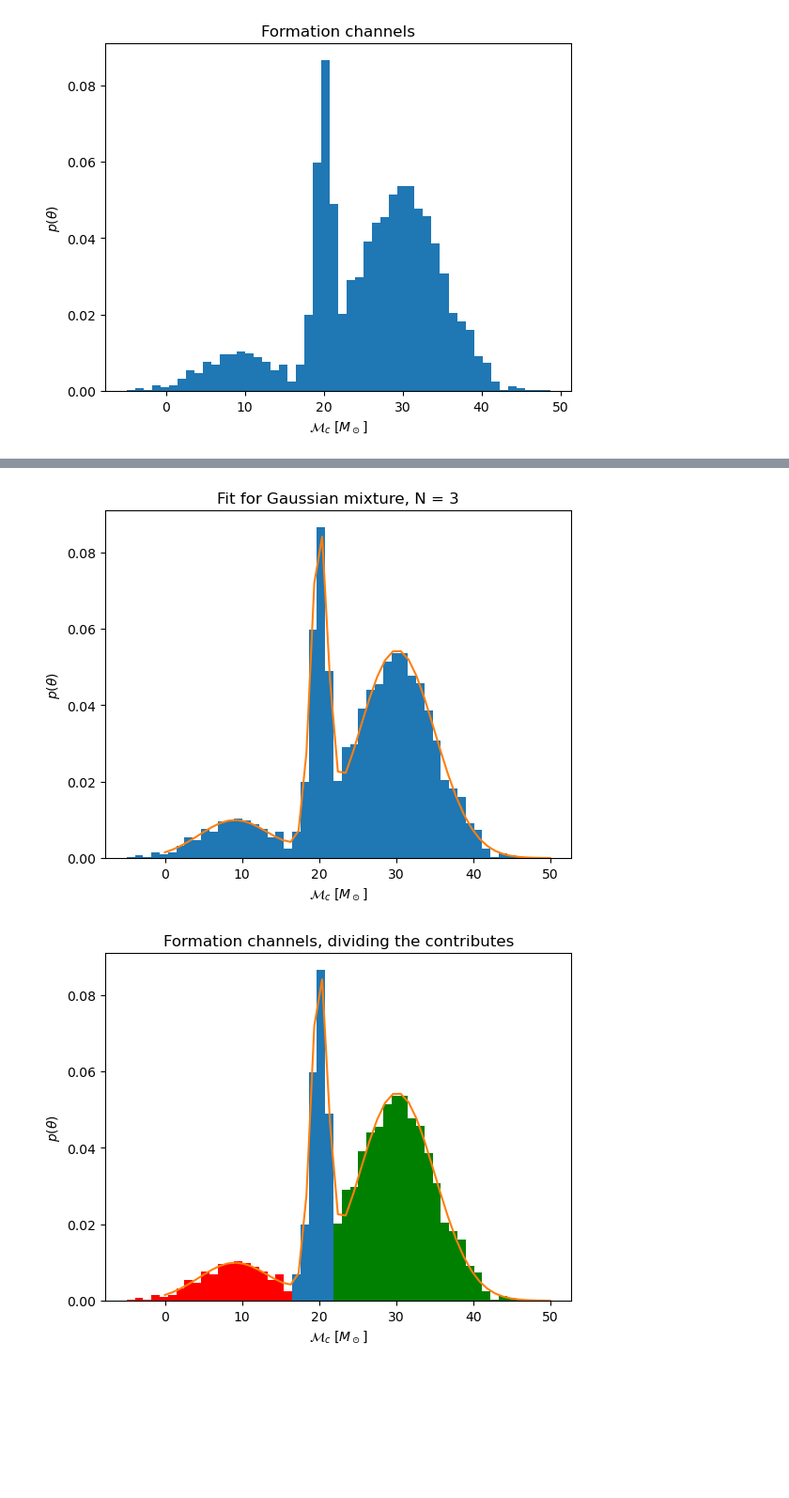
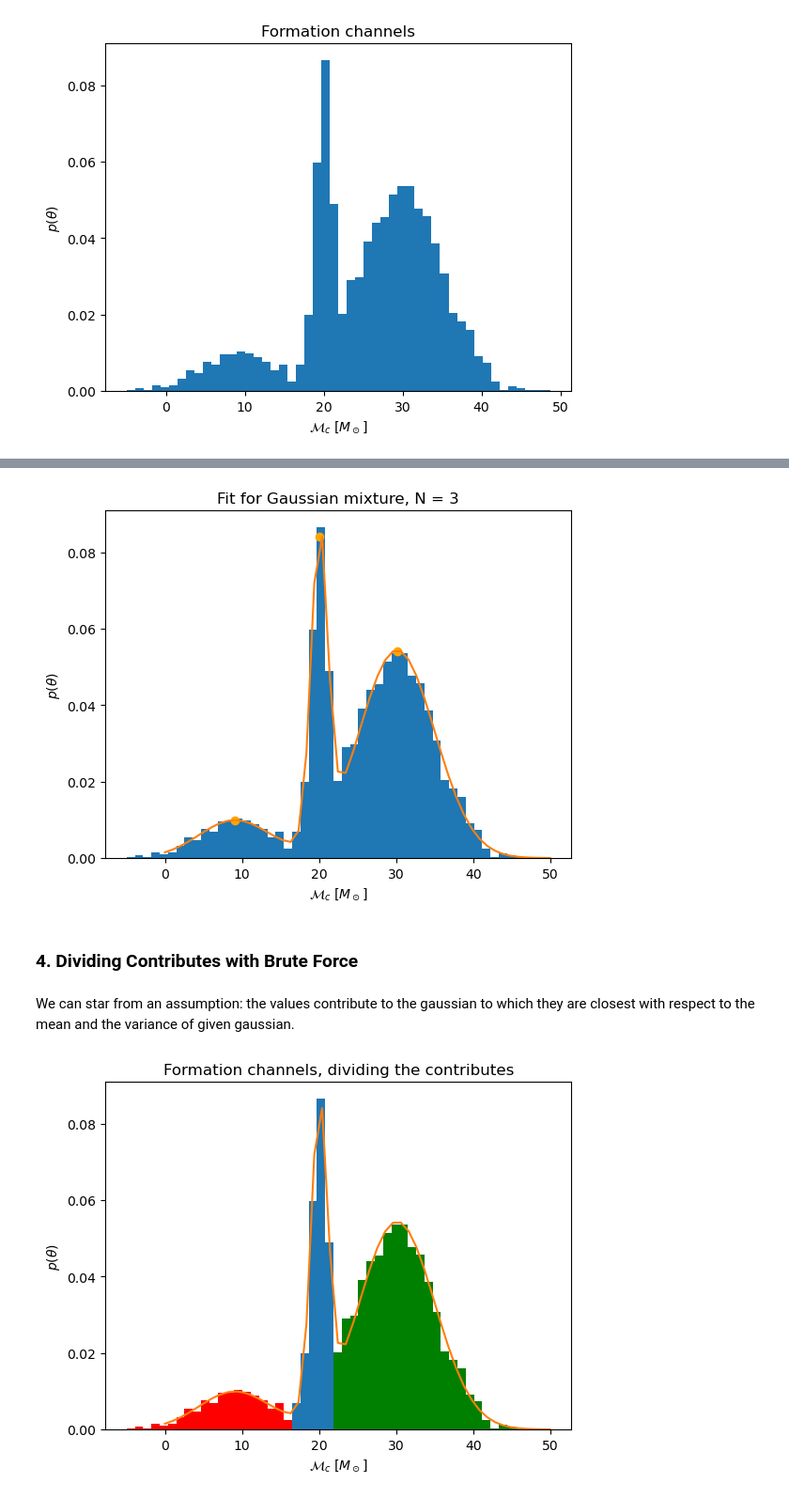
Before and after one commit to om-erika/astrostatistics_bicocca_2024, a Jupyter notebook: working/BH_formation_channels.ipynb, the cells around one changed output, grey strips where cells are left out. Shown: that part at 94% size. Saved outputs shown, nothing was run; the diff lists cells and outputs as text; code cells hidden in the pictures; blank space fills up the shorter version.

```diff
--- a/working/BH_formation_channels.ipynb
+++ b/working/BH_formation_channels.ipynb
@@ -73,15 +91,21 @@ plt.show()
 # %%
 a = np.linspace(0,50)
 
 gm = GaussianMixture(n_components=3, random_state=0).fit(dati)
 plt.hist(dati, bins = 50, density = True)
-plt.plot(a, np.exp(gm.score_samples(a[:,np.newaxis])))
+pdf = np.exp(gm.score_samples(a[:,np.newaxis]))
+plt.plot(a, pdf)
 plt.xlabel(r'$\mathcal{M}_c$ $[M_\odot]$')
 plt.ylabel(r'$p(\theta)$')
 plt.title('Fit for Gaussian mixture, N = 3')
+
+plt.scatter(gm.means_[0], pdf[np.argmin(np.abs(gm.means_[0]-a))], color = 'orange')
+plt.scatter(gm.means_[1], pdf[np.argmin(np.abs(gm.means_[1]-a))], color = 'orange')
+plt.scatter(gm.means_[2], pdf[np.argmin(np.abs(gm.means_[2]-a))], color = 'orange')
+
 plt.show()
 # %% [output]
-[figure, old version]
+[figure, new version]
 # %%
 means = gm.means_
 variances = np.sqrt(gm.covariances_)
@@ -90,2 +112,6 @@ variances = np.sqrt(gm.covariances_)
+# %% [markdown]
+### 4. Dividing Contributes with Brute Force
+# %% [markdown]
+We can star from an assumption: the values contribute to the gaussian to which they are closest with respect to the mean and the variance of given gaussian.
 # %%
 distances = np.array([value-np.array(means) for value in dati] )
```
Also changed, not shown: parts of 11 cells of this notebook, 9 other files.
